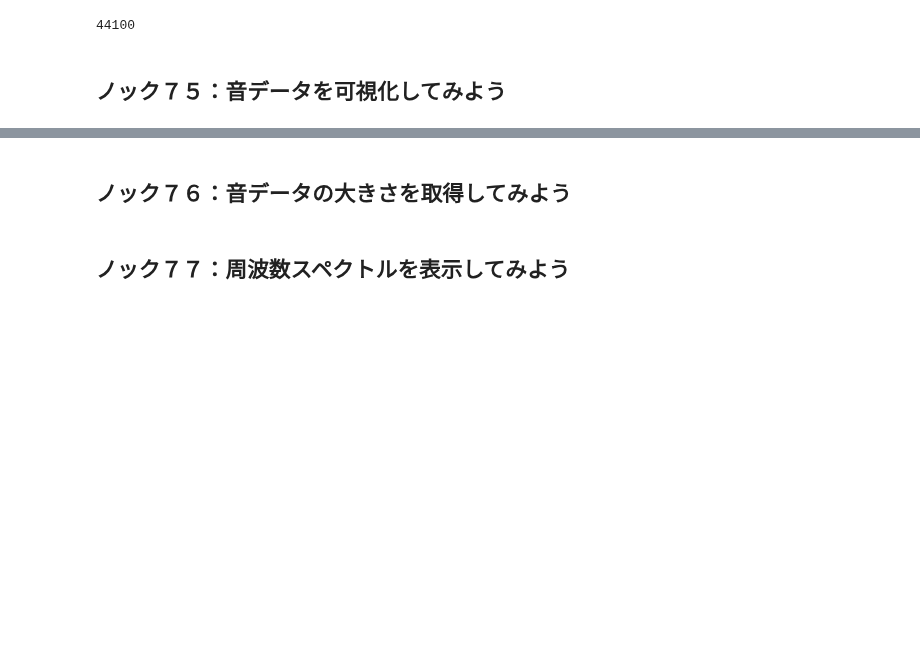
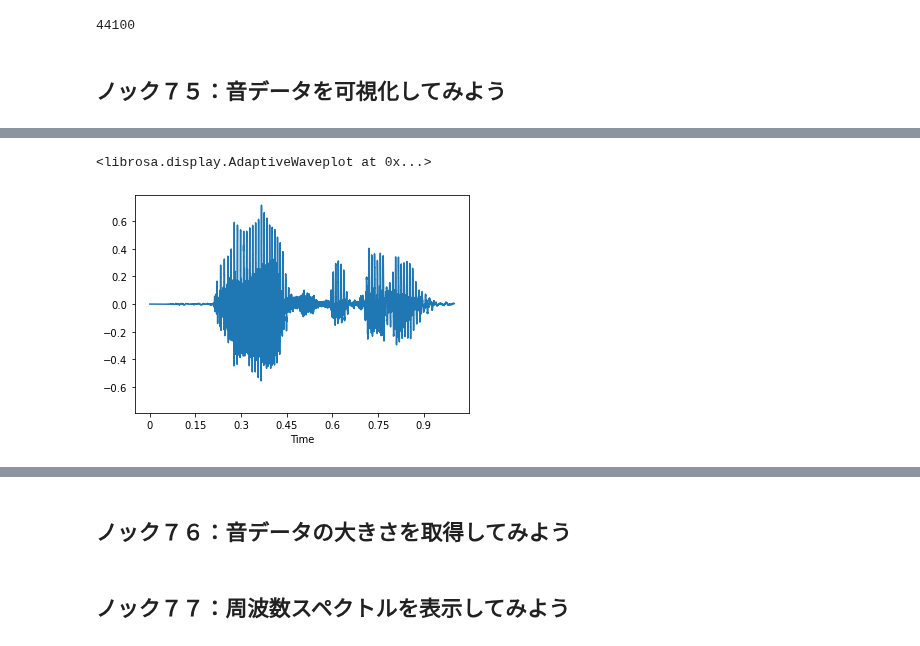
Before and after one commit to winuim/python-process-visualization-100, a Jupyter notebook: chapter-6/src/chapter-6.ipynb, the cells around one changed output, grey strips where cells are left out. Cells and saved outputs as stored; diff of their text form; code cells hidden in the pictures; blank space fills up the shorter version.

```diff
--- a/chapter-6/src/chapter-6.ipynb
+++ b/chapter-6/src/chapter-6.ipynb
@@ -99,0 +111,5 @@ librosa.get_samplerate("../data/音声.mp3")
+# %%
+libdisp.waveshow(audio1_sr8, sr=8000)
+# %% [output]
+<librosa.display.AdaptiveWaveplot at 0x...>
+[figure, added]
```
Also changed, not shown: parts of 3 cells of this notebook.
